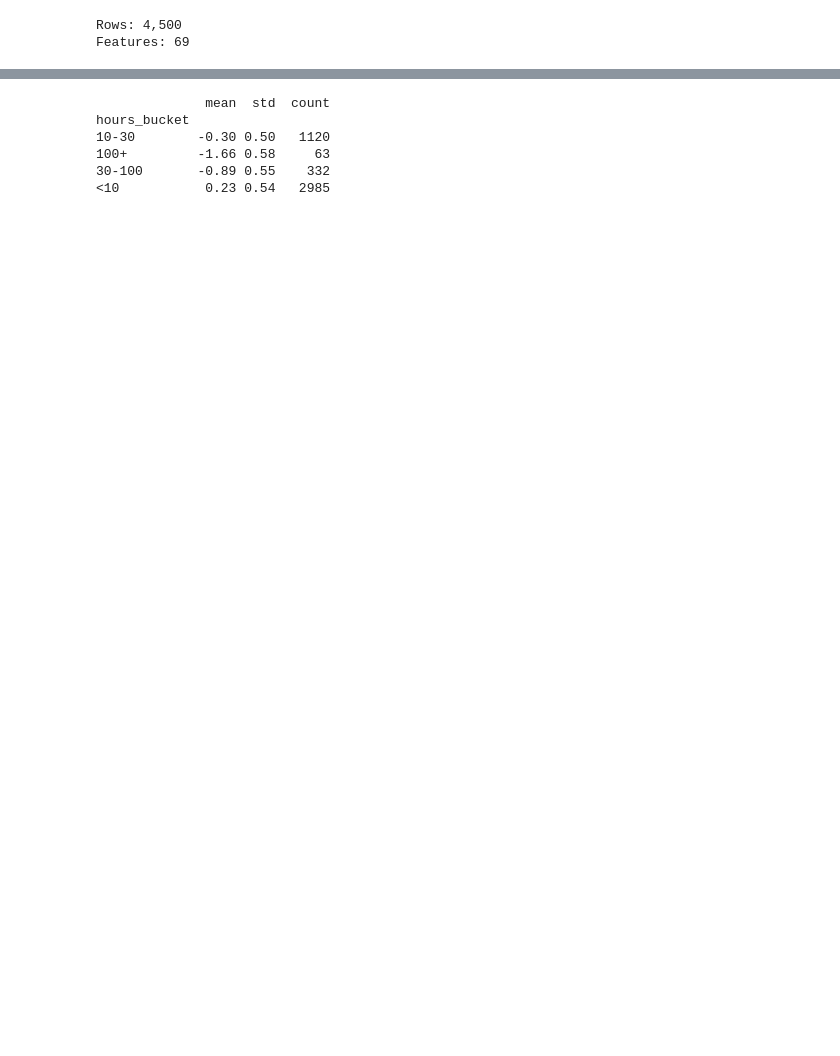
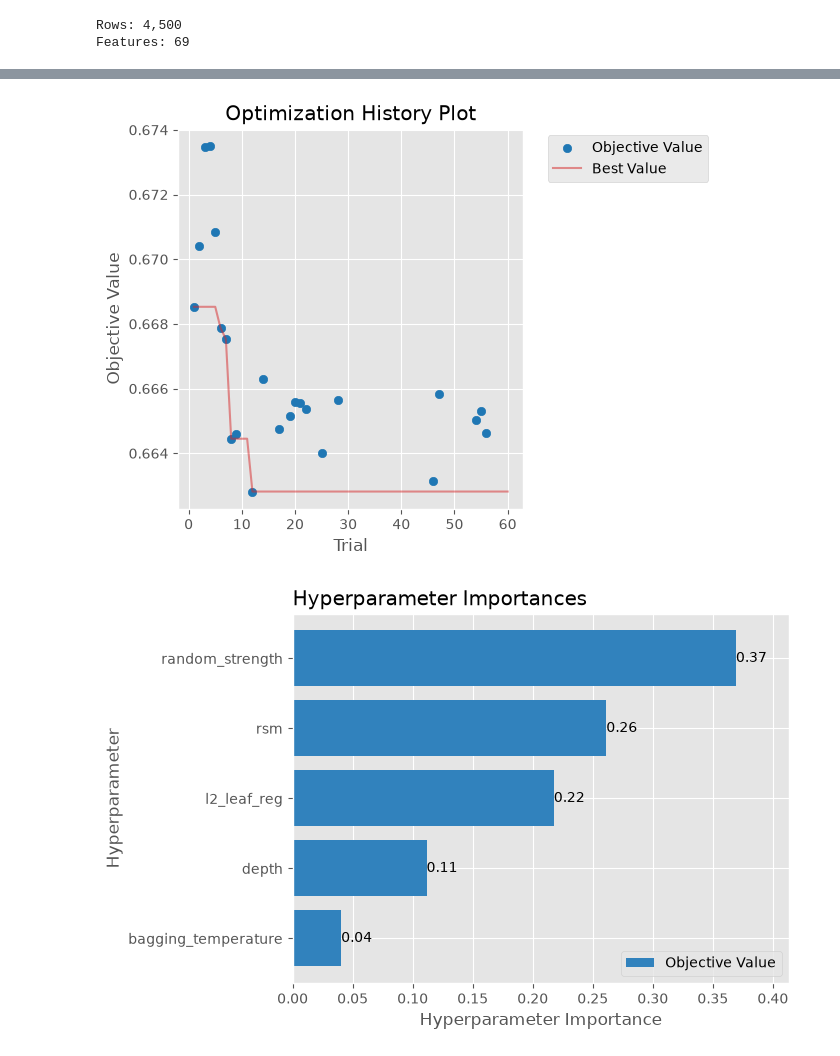
Before and after one commit to sophia0805/Hour-Detective, a Jupyter notebook: main.ipynb, the cells around one changed output, grey strips where cells are left out. Saved outputs shown, nothing was run; the diff lists cells and outputs as text; code cells hidden in the pictures; blank space fills up the shorter version.

Commit message:
implement optuna for catboost with previous lr and stuff

```diff
--- a/main.ipynb
+++ b/main.ipynb
@@ -128,8 +149,18 @@ OOF score: 0.66043
 # %%
-final_model = CatBoostRegressor(**MODEL_PARAMS)
-final_model.fit(Xf, y_log)
-final_model.save_model("model.cbm")
+study = optuna.create_study(
+    direction="minimize",
+    study_name="catboost_hours",
+    storage="sqlite:///optuna_cb.db",
+    load_if_exists=True,
+    sampler=TPESampler(seed=42, multivariate=True, n_startup_trials=10),
+    pruner=MedianPruner(n_startup_trials=8, n_warmup_steps=0),
+)
 
-importance = final_model.get_feature_importance(prettified=True)
-print(importance.head(25).to_string(index=False))
+study.enqueue_trial({"depth": 6, "l2_leaf_reg": 5, "rsm": 0.5,
+                     "random_strength": 1.0, "bagging_temperature": 1.0})
+
+study.optimize(objective, n_trials=60, timeout=3600, show_progress_bar=True)
+
+print("Best:", study.best_value, study.best_params,
+      "trees @ lr", FINAL_LR, "=", study.best_trial.user_attrs["median_iters"])
 # %% [output]
@@ -153,13 +180,8 @@ pct_code_in_first_commit         2.35
-# %%
-residuals = oof_predictions - y_log
-print(pd.DataFrame({
-    "hours_bucket": df["hours_bucket"],
-    "residual_log_hours": residuals,
-}).groupby("hours_bucket")["residual_log_hours"].agg(["mean", "std", "count"]))
-# %% [output]
-              mean  std  count
-hours_bucket
-10-30        -0.30 0.50   1120
-100+         -1.66 0.58     63
-30-100       -0.89 0.55    332
-<10           0.23 0.54   2985
+# %%
+ovm.plot_optimization_history(study); plt.show()
+ovm.plot_param_importances(study); plt.show()
+ovm.plot_slice(study, params=["depth", "l2_leaf_reg", "rsm"]); plt.show()
+ovm.plot_contour(study, params=["depth", "l2_leaf_reg"]); plt.show()
+# %% [output]
+[figure, added]
+[figure, added]
```
Also changed, not shown: parts of 5 cells of this notebook, 3 other files.
